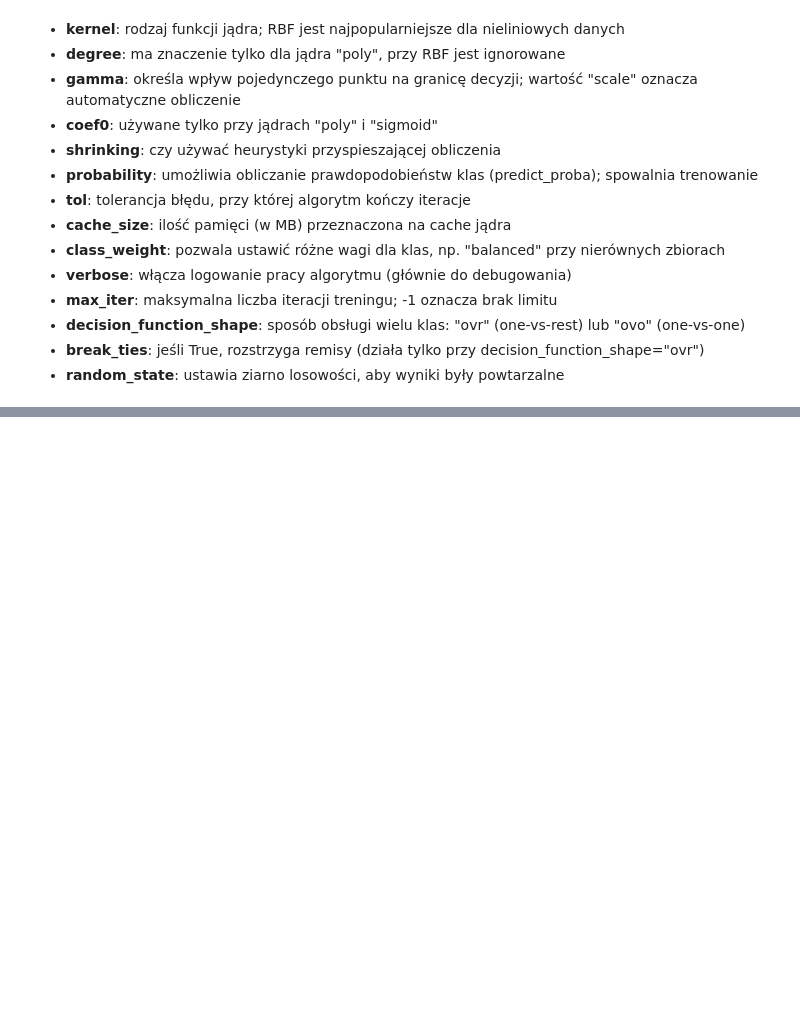
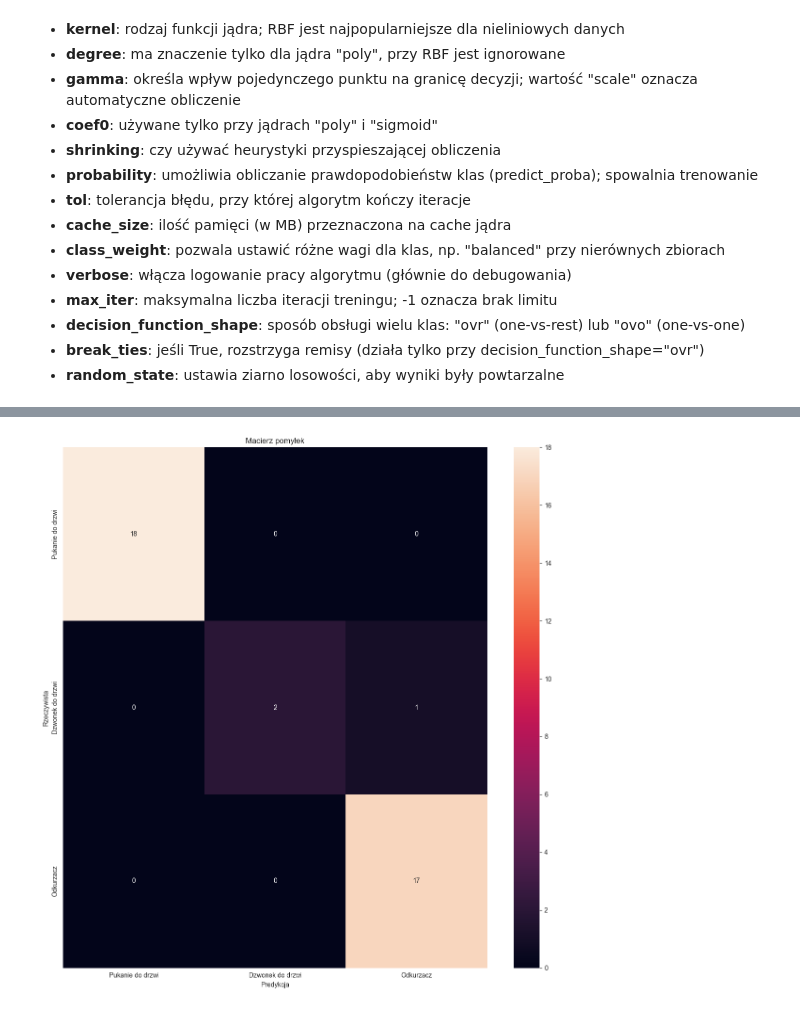
Before and after one commit to muzykos/Projekt_badawczy_System_rozpoznawania_zdarzen_dzwiekowych_w_przestrzeni_domowej, a Jupyter notebook: src/notebook/model-training.ipynb, the cells around one changed output, grey strips where cells are left out. Drawn from its saved outputs; the diff is of its cells as text; code cells hidden in the pictures; blank space fills up the shorter version.

```diff
--- a/src/notebook/model-training.ipynb
+++ b/src/notebook/model-training.ipynb
@@ -88,0 +122,17 @@ _IncompleteInputError: incomplete input (763252665.py, line 3)
+# %%
+plt.figure(figsize=(12, 12))
+sns.heatmap(
+    confusion_matrix(y_test, y_pred),
+    annot=True,
+    fmt="d",
+    xticklabels=["Pukanie do drzwi", "Dzwonek do drzwi", "Odkurzacz"],
+    yticklabels=["Pukanie do drzwi", "Dzwonek do drzwi", "Odkurzacz"],
+)
+
+plt.xlabel("Predykcja")
+plt.ylabel("Rzeczywista")
+plt.title("Macierz pomyłek")
+plt.tight_layout()
+plt.show()
+# %% [output]
+[figure, added]
```
Also changed, not shown: parts of 9 cells of this notebook, 3 other files.
